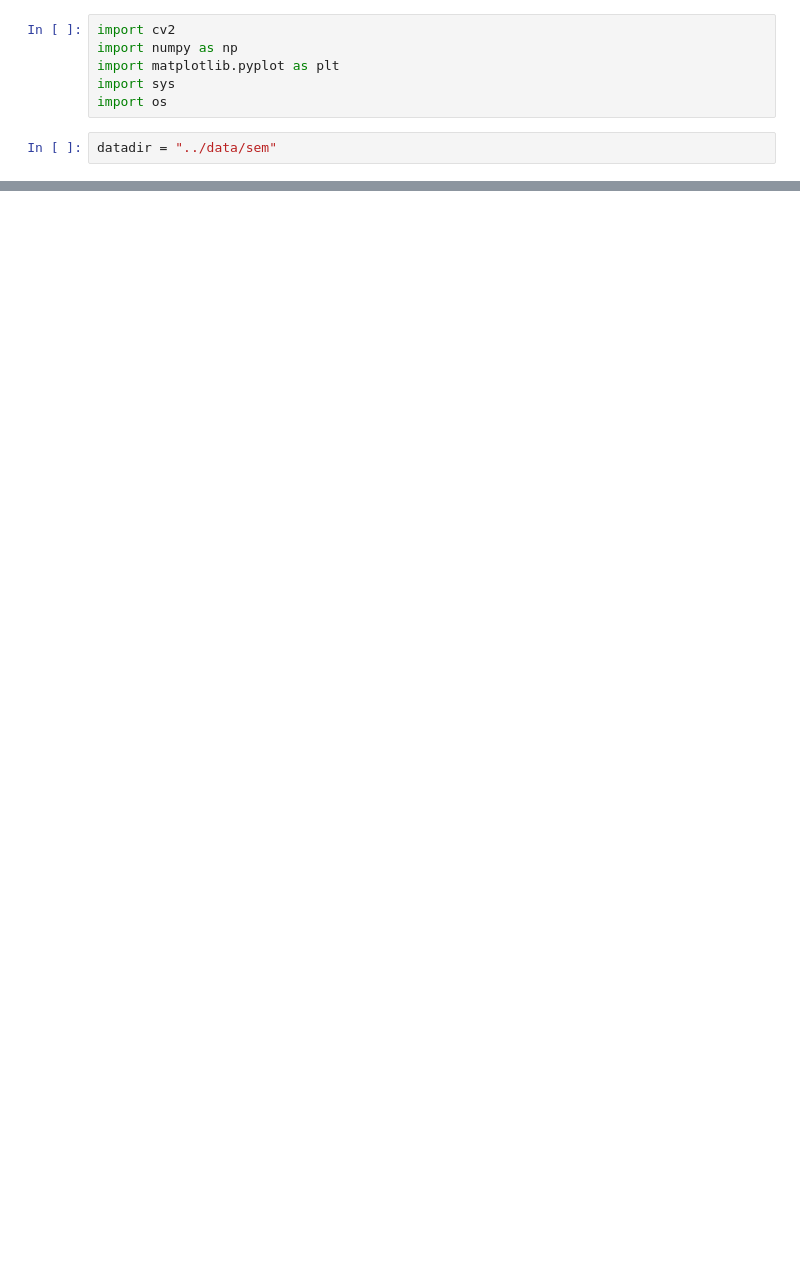
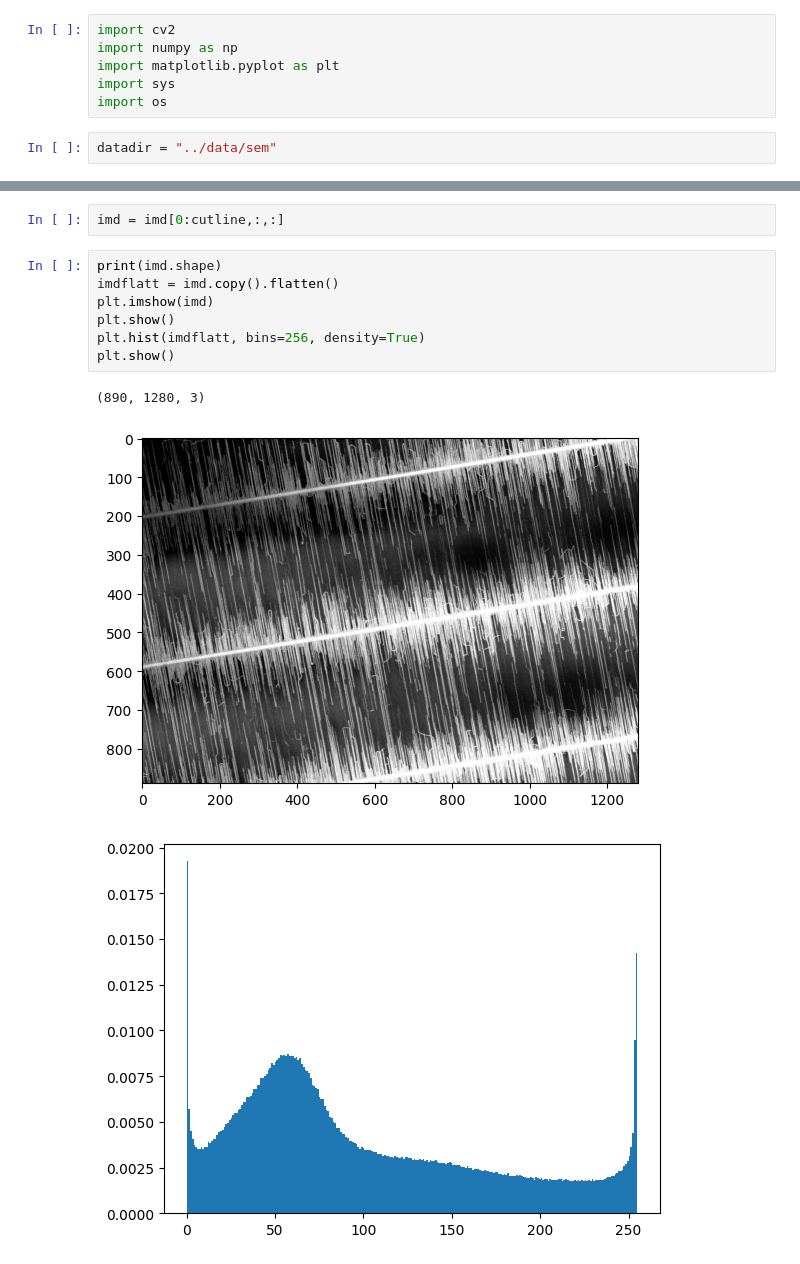
Before and after one commit to kykougaku/adhoc_analysis, a Jupyter notebook: notebook/semimage.ipynb, the cells around one changed output, grey strips where cells are left out. Cells and saved outputs as stored; diff of their text form; blank space fills up the shorter version.

```diff
--- a/notebook/semimage.ipynb
+++ b/notebook/semimage.ipynb
@@ -14,0 +20,13 @@ plt.imshow(imd)
+# %%
+imd = imd[0:cutline,:,:]
+# %%
+print(imd.shape)
+imdflatt = imd.copy().flatten()
+plt.imshow(imd)
+plt.show()
+plt.hist(imdflatt, bins=256, density=True)
+plt.show()
+# %% [output]
+(890, 1280, 3)
+[figure, added]
+[figure, added]
```
Also changed, not shown: parts of 3 cells of this notebook.
